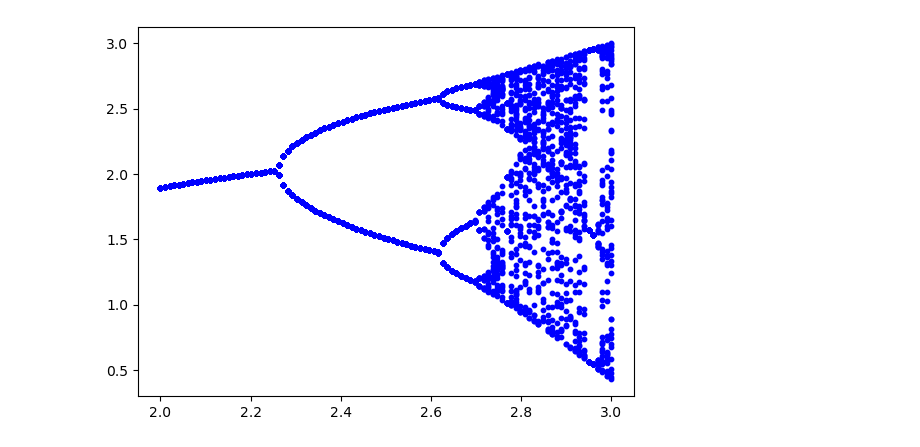
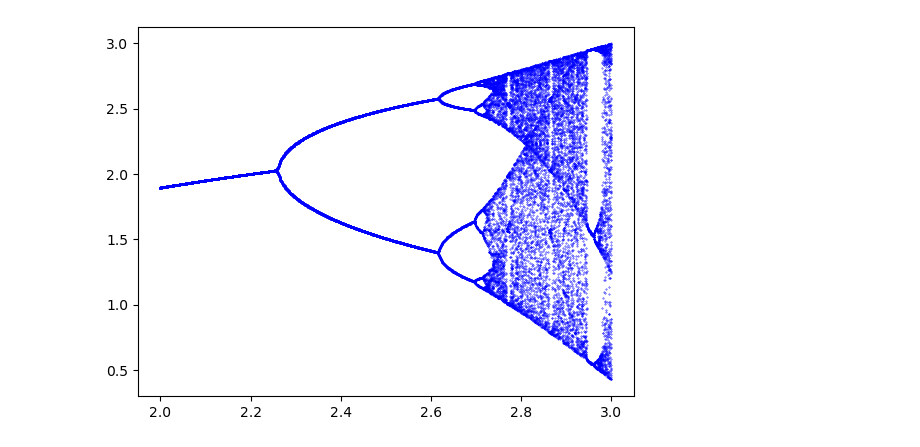
Before and after one commit to ZilD117/Comp-Physics, a Jupyter notebook: class3.ipynb, the cells around one changed output. Drawn from its saved outputs; the diff is of its cells as text; code cells hidden in the pictures.

Commit message:
changed resolution of plot

```diff
--- a/class3.ipynb
+++ b/class3.ipynb
@@ -5,24 +5,24 @@ import matplotlib.pyplot as plt
 a = [2,3,4,5,6,6]
 b = np.zeros_like(a)
 # %%
-r = np.linspace(2,3, 100)
+r = np.linspace(2,3, 1000)
 n = 400
 x = np.zeros(n)
 x[0] = 1
 num = 50
 
 def f(x,r, num):
     for i in range(len(x)-1):
         x[i+1] = r*np.sin(x[i])
     return x[-num:-1]
 
 
 
 y = f(x, 2, num)
 
 for r_i in r:
     y_i = f(x, r_i, num)
     r_i = np.ones_like(y_i)*r_i
-    plt.scatter(r_i, y_i,c="b",s=10)
+    plt.scatter(r_i, y_i,c="b",s=0.1)
 # %% [output]
-[figure, old version]
+[figure, new version]
```
